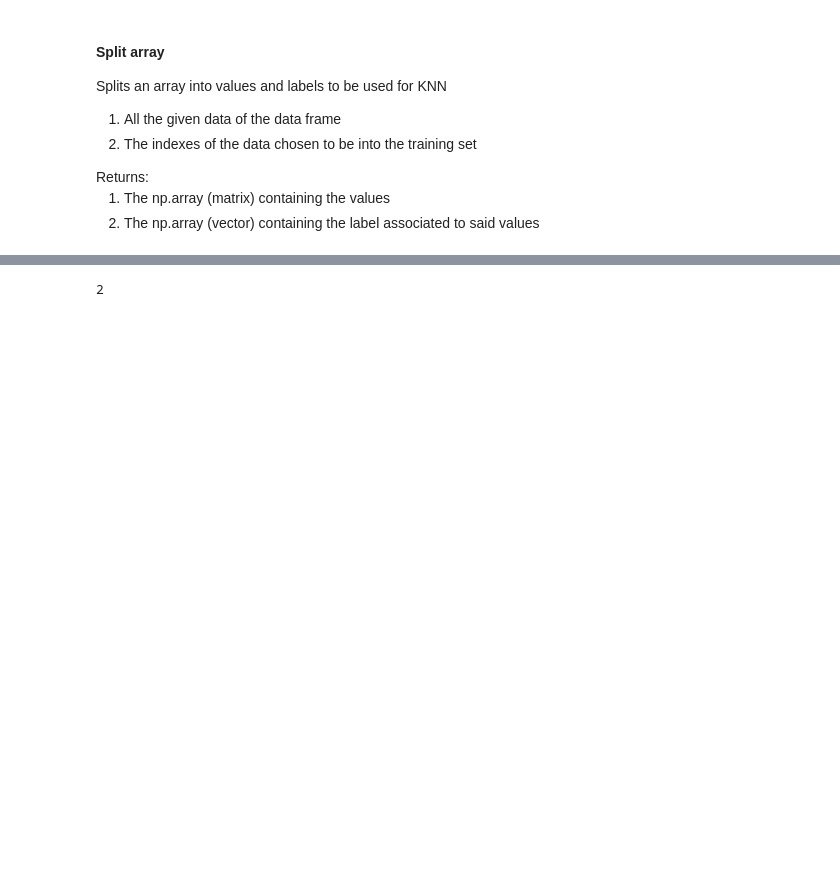
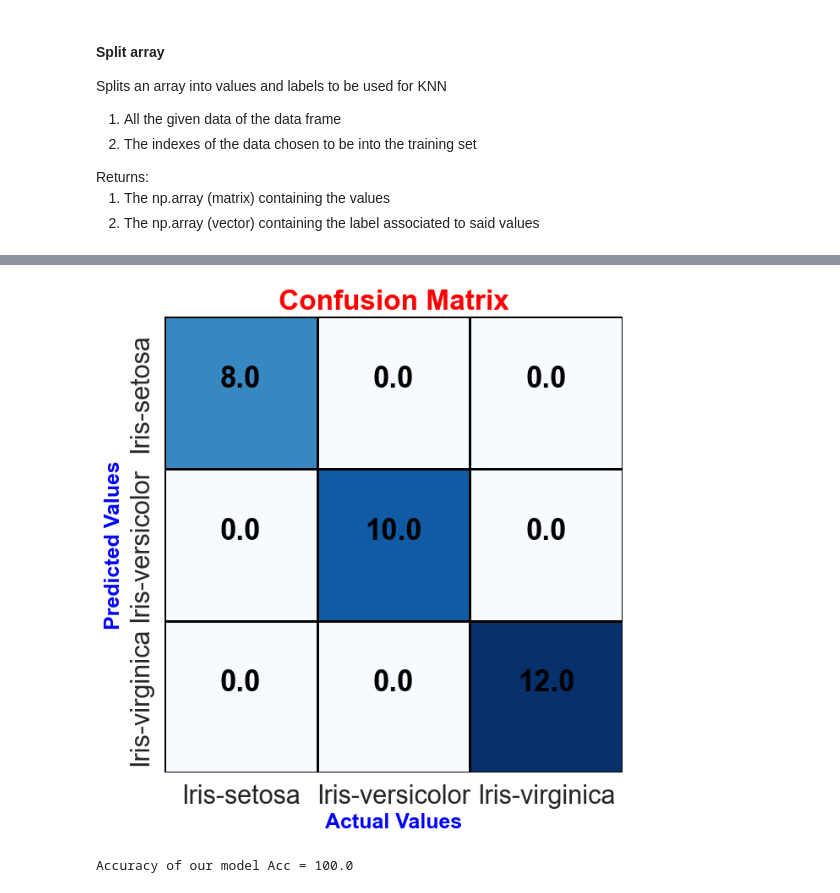
Before and after one commit to Nuzz23/01TWZSM_DataScienceLab, a Jupyter notebook: Lab/L04/E01/E01.ipynb, the cells around one changed output, grey strips where cells are left out. Saved outputs shown, nothing was run; the diff lists cells and outputs as text; code cells hidden in the pictures; blank space fills up the shorter version.

```diff
--- a/Lab/L04/E01/E01.ipynb
+++ b/Lab/L04/E01/E01.ipynb
@@ -5,9 +13,13 @@ import numpy as np
 import pandas as pd
 from random import randint
 from KNN import KNearestNeighbors
+import seaborn as sns
+import matplotlib.pyplot as plt
 
 FILE_INPUT = {'IRIS':'iris.csv', 'MNIST':'mnist_test.csv'}
+MAPPING_CLASSES = {'Iris-setosa':0, 'Iris-versicolor':1, 'Iris-virginica':2}
 PERCENTAGE = 0.20
+NEIGHBORS = 5
 # %% [markdown]
 #### Read a given csv file
 
@@ -95,3 +127,32 @@ def createSplitArray(data:pd.DataFrame, indexes:list[int])->[np.dtypes.Float16DT
+# %%
+def plot(confusion_matrix:np.dtypes.Int16DType)->float:
+    """_summary_
+
+        Plots the confusion matrix and returns the model accuracy
+
+    Args:
+        confusion_matrix (np.dtypes.Int16DType): the confusion matrix as a numpy 2D array
+
+    Returns:
+        accuracy (float): the final accuracy of the model
+    """
+    # Create the heatmap with both annotations
+    plt.figure(figsize=(7, 7))
+    sns.set(font_scale=2)
+    x = sns.heatmap(confusion_matrix,
+                    annot=False, fmt='d', cmap='Blues', xticklabels=MAPPING_CLASSES.keys(), yticklabels=MAPPING_CLASSES.keys(), cbar=False, linewidths=2, linecolor='black')
+
+    for i in range(len(MAPPING_CLASSES)):
+        for j in range(len(MAPPING_CLASSES)):
+            x.text(j + 0.5, i + 0.2, f"\n\n{confusion_matrix[i][j]}",
+                    ha='center', va='center', color='black', fontsize=25, weight='bold')
+
+    plt.xlabel('Actual Values', fontdict={'fontsize': 18, 'fontweight': 'bold', 'color': 'blue'})
+    plt.ylabel('Predicted Values', fontdict={'fontsize': 18, 'fontweight': 'bold', 'color': 'blue'})
+    plt.title('Confusion Matrix', fontdict={'fontsize': 24, 'fontweight': 'bold', 'color': 'red'})
+    plt.show()
+
+    return round(100.0*np.trace(confusion_matrix) / np.sum(confusion_matrix), 4)
 # %% [markdown]
 #### Main function
 
@@ -104,16 +171,20 @@ This is the main function of the program:
 # %%
 def main() -> None:
     iris = read_file(FILE_INPUT['IRIS'], ['sepal length', 'sepal width', 'petal length', 'petal width', 'species'])
     randomIndex = generateRandomIndex(int(PERCENTAGE*len(iris)), len(iris)-1)
     X_test, Y_test = createSplitArray(iris, sorted(randomIndex))
     X_train, Y_train = createSplitArray(iris, sorted(set(list(range(len(iris)))).difference(randomIndex)))
 
-    knn = KNearestNeighbors(5, "alessio")
+    knn = KNearestNeighbors(NEIGHBORS)
+    knn.fit(X_train, Y_train)
+    predicted = knn.predict(X_test, knn.manhattan)
+    acc = plot(confusion_matrix(Y_test, predicted))
 
-    print(knn.manhattan(np.array([16, 15]), np.array([14, 15])))
+    print(f"Accuracy of our model Acc = {acc}")
 
-    knn.manhattan(knn.manhattan)
+
 
 main()
 # %% [output]
+[figure, added]
-2
+Accuracy of our model Acc = 100.0
```
Also changed, not shown: parts of 7 cells of this notebook, 1 other file.
